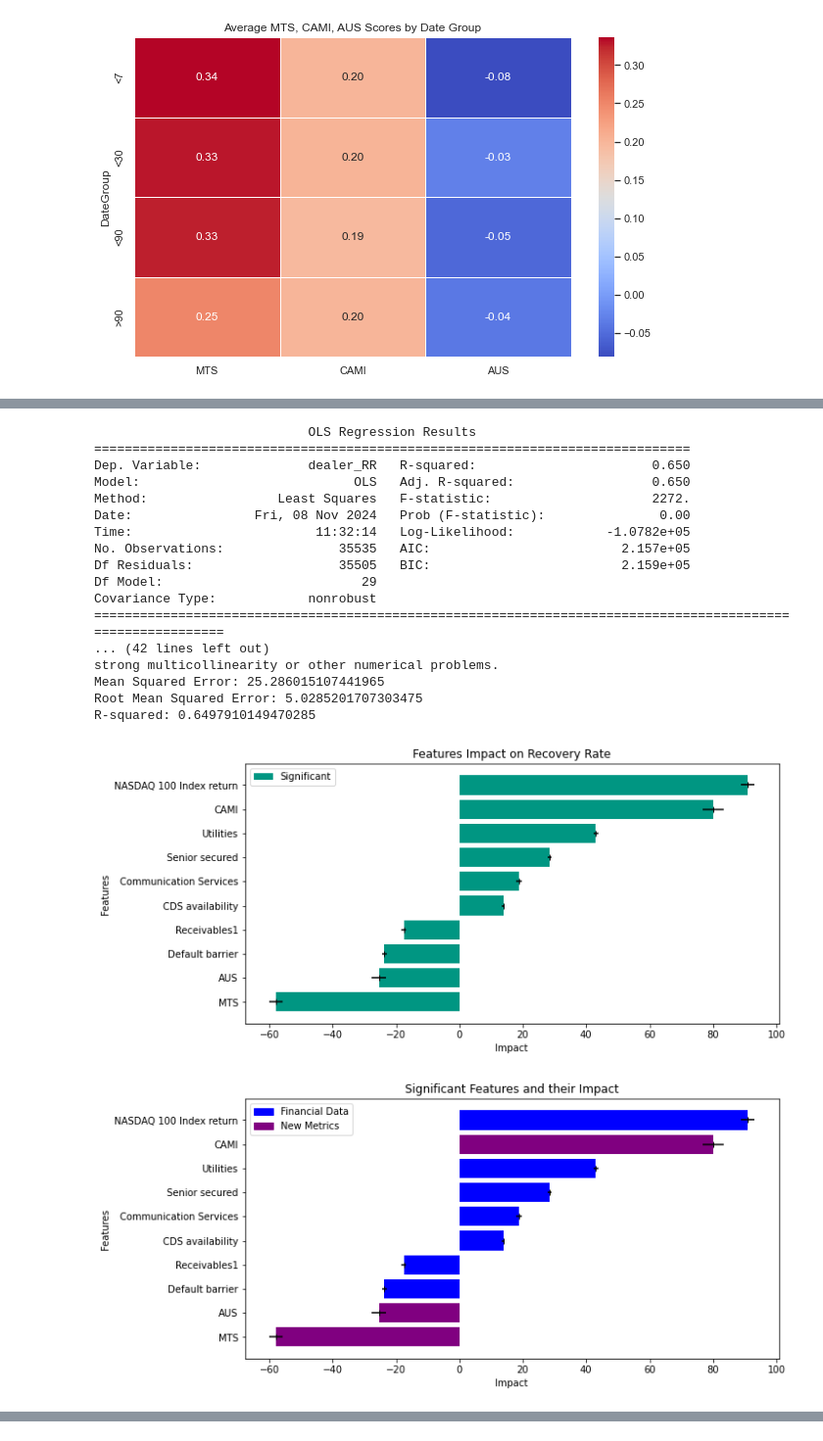
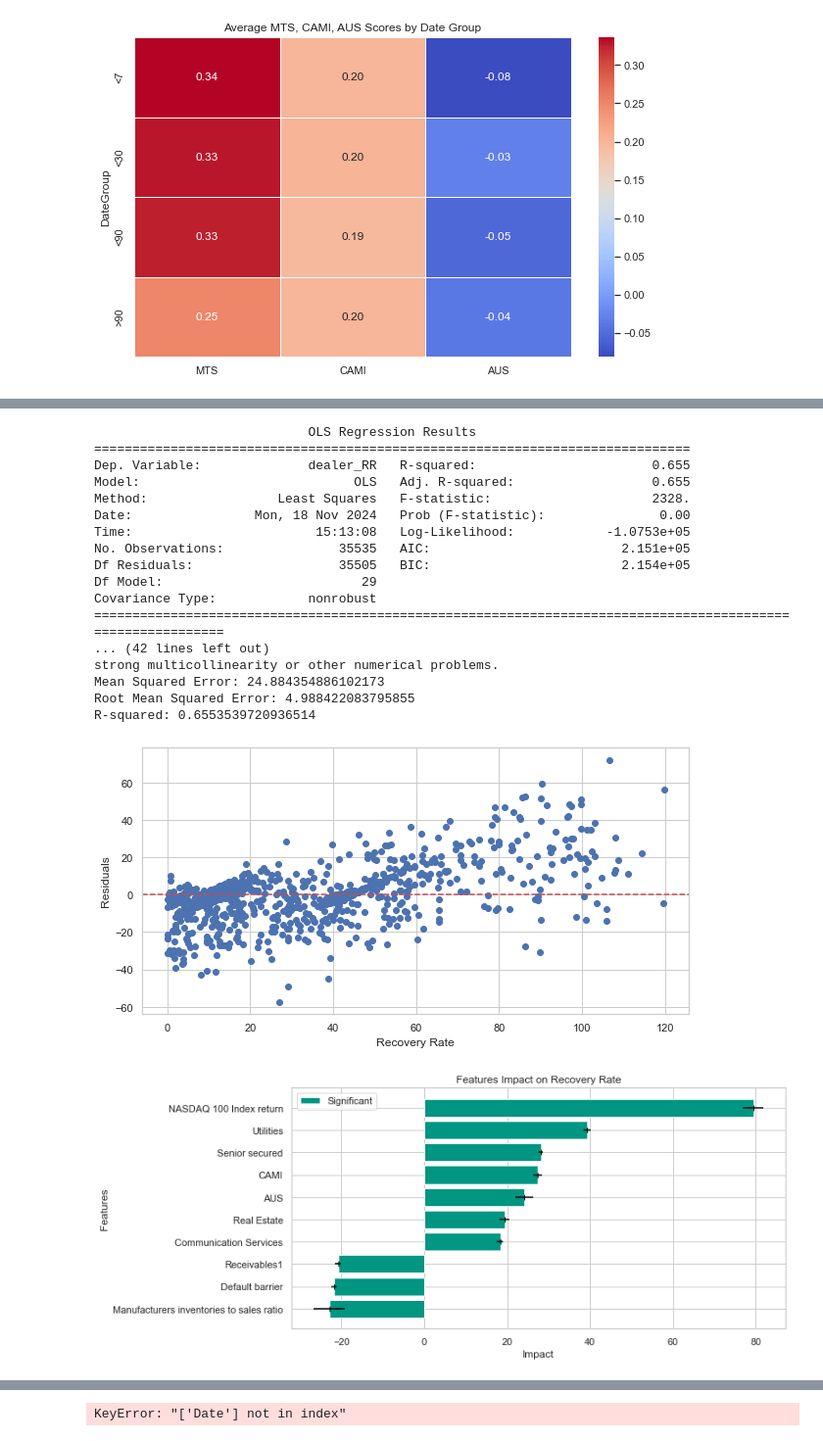
Before and after one commit to constantin1101/LLM_CreditorRRPrediction, a Jupyter notebook: composite_metrics.ipynb, the cells around one changed output, grey strips where cells are left out. Shown at 98% size. Cells and saved outputs as stored; diff of their text form; code cells hidden in the pictures.

Commit message:
Work on PCA metrics

```diff
--- a/composite_metrics.ipynb
+++ b/composite_metrics.ipynb
@@ -454,9 +527,10 @@ composite_df = create_loadings(df)
 final_df = composite_df[['RR']
                     + supporting_features_1
                     + supporting_features_2
-                    + ['MTS', 'CAMI', 'AUS']
-                    + ['Emotion_Valuation', 'Analyst_Emotion_Valuation']]
-
+                    + ['No_Transparency', 'No_Awareness', 'Openess']
+                    + ['Emotional_Concerns', 'Contradicting_Satisfaction']
+                    + ['Emotion_Valuation']
+                    ]
 
 # reset index
 final_df = final_df.reset_index(drop=True)
@@ -502,6 +576,7 @@ plt.show()
 
 create_significant_chart(model)
 create_colored_chart(model)
-
-print(final_df.describe())
+#build_score_overview(composite_df)
+#build_heatmap_macro(composite_df)
+#build_heatmap_industries(composite_df)
 # %% [output]
@@ -672,0 +646,3 @@ non_primary_df = compute_scores(trade_df, non_primary_model, transformation, sig
+# %%
+primary_model = sm.load('models/primary_dealer_model.pkl')
+non_primary_model = sm.load('models/non_primary_dealer_model.pkl')
@@ -673,49 +819,84 @@ non_primary_df = compute_scores(trade_df, non_primary_model, transformation, sig
 # %%
-'''New Scores'''
+'''COMPOSITE METRICS'''
+'''PCA'''
+'''PRIMARY'''
 
-final_df = primary_df[['dealer_RR', 'PrimaryDealer', 'MTS', 'CAMI', 'AUS'] + supporting_features_1 + supporting_features_2]
+df = trade_df.copy()
+with_emotion = False
+
+composite_df = create_loadings(df)
+
+if with_emotion:
+    composite_df['CAMI'] = composite_df['CAMI'] + composite_df['Emotion_Valuation']
+    composite_df['AUS'] = composite_df['AUS'] + composite_df['Analyst_Emotion_Valuation']
+    composite_df = composite_df.drop(columns=['Emotion_Valuation', 'Analyst_Emotion_Valuation'])
+
+# Select the supporting features, nlp_lables, and RR from final_df
+final_df = composite_df[['dealer_RR', 'PrimaryDealer']
+                    + supporting_features_1
+                    + supporting_features_2
+                    + ['MTS', 'CAMI', 'AUS']
+                    ]
+
+
+# reset index
+final_df = final_df.reset_index(drop=True)
+# drop duplicates
 final_df = final_df[final_df['PrimaryDealer'] == 1]
 
 y = final_df['dealer_RR']
 X = final_df.drop(columns=['dealer_RR', 'PrimaryDealer'])
 
 X = sm.add_constant(X)
 
 # Fit the model
 model = sm.OLS(y, X).fit()
 
 # Print the summary of the model which includes p-values and significance levels
 print(model.summary())
 
 # Make predictions
 y_pred = model.predict(X)
 
 # Compute and print evaluation metrics
 mse = mean_squared_error(y, y_pred)
 r2 = r2_score(y, y_pred)
 print(f"Mean Squared Error: {mse}")
 print(f"Root Mean Squared Error: {np.sqrt(mse)}")
 print(f"R-squared: {r2}")
 
+# Plot the residuals
+plt.figure(figsize=(10, 5))
+plt.scatter(y_test, residuals)
+plt.axhline(y=0, color='r', linestyle='--')
+plt.xlabel('Recovery Rate')
+plt.ylabel('Residuals')
+
+# Display the plot
+plt.show()
+
 create_significant_chart(model)
 create_colored_chart(model)
+build_score_overview(composite_df)
+build_heatmap_macro(composite_df)
+build_heatmap_industries(composite_df)
 # %% [output]
                             OLS Regression Results
 ==============================================================================
-Dep. Variable:              dealer_RR   R-squared:                       0.650
-Model:                            OLS   Adj. R-squared:                  0.650
-Method:                 Least Squares   F-statistic:                     2272.
-Date:                Fri, 08 Nov 2024   Prob (F-statistic):               0.00
-Time:                        11:32:14   Log-Likelihood:            -1.0782e+05
-No. Observations:               35535   AIC:                         2.157e+05
-Df Residuals:                   35505   BIC:                         2.159e+05
+Dep. Variable:              dealer_RR   R-squared:                       0.655
+Model:                            OLS   Adj. R-squared:                  0.655
+Method:                 Least Squares   F-statistic:                     2328.
+Date:                Mon, 18 Nov 2024   Prob (F-statistic):               0.00
+Time:                        15:13:08   Log-Likelihood:            -1.0753e+05
+No. Observations:               35535   AIC:                         2.151e+05
+Df Residuals:                   35505   BIC:                         2.154e+05
 Df Model:                          29
 Covariance Type:            nonrobust
 ============================================================================================================
 ... (42 lines left out)
 strong multicollinearity or other numerical problems.
-Mean Squared Error: 25.286015107441965
-Root Mean Squared Error: 5.0285201707303475
-R-squared: 0.6497910149470285
+Mean Squared Error: 24.884354886102173
+Root Mean Squared Error: 4.988422083795855
+R-squared: 0.6553539720936514
-[figure, old version]
+[figure, new version]
-[figure, old version]
+[figure, new version]
@@ -722 +904,2 @@ R-squared: 0.6497910149470285
+KeyError: "['Date'] not in index"
 # %%
```
Also changed, not shown: parts of 17 cells of this notebook.
